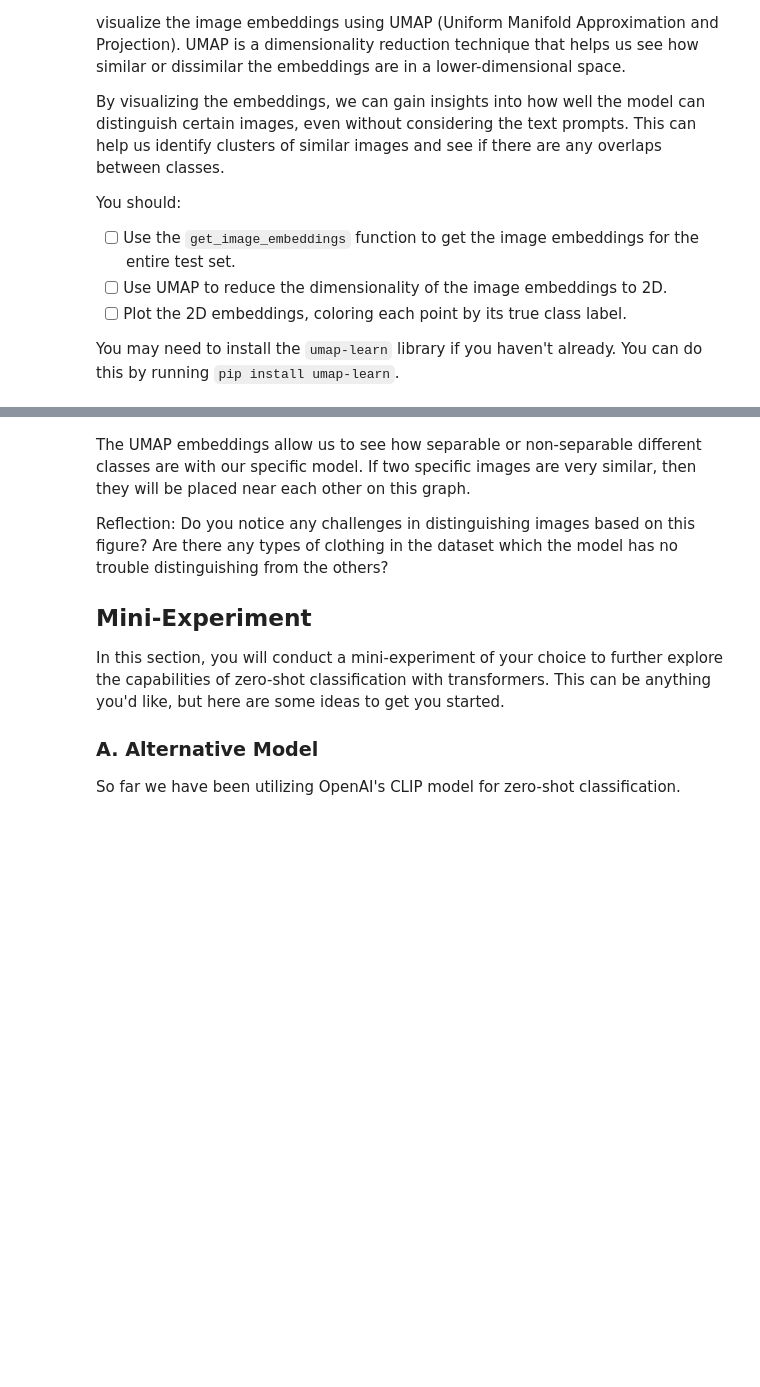
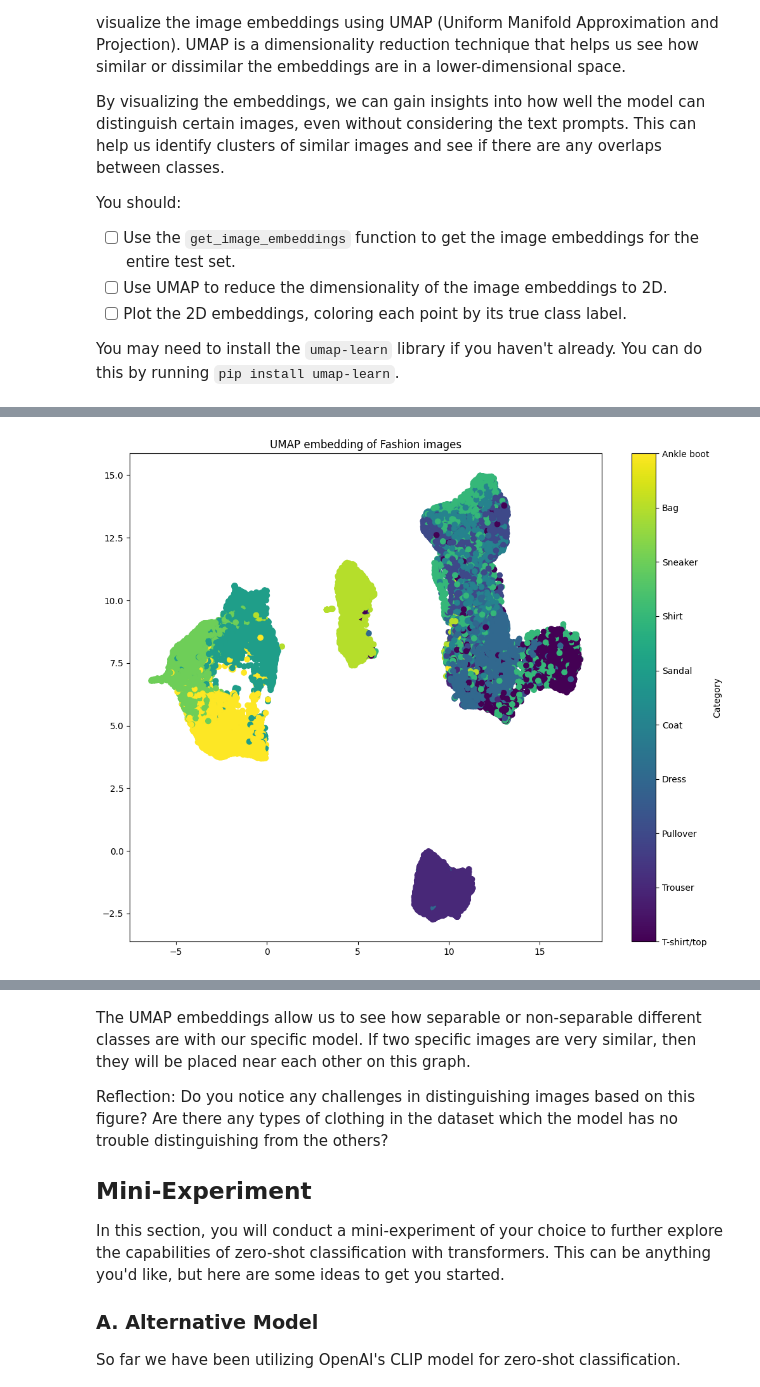
Before and after one commit to warscovich/deep_learning, a Jupyter notebook: 02_activities/assignments/assignment_2.ipynb, the cells around one changed output, grey strips where cells are left out. Drawn from its saved outputs; the diff is of its cells as text; code cells hidden in the pictures; blank space fills up the shorter version.

Commit message:
Added UMAP

```diff
--- a/02_activities/assignments/assignment_2.ipynb
+++ b/02_activities/assignments/assignment_2.ipynb
@@ -348,20 +399,35 @@ You may need to install the `umap-learn` library if you haven't already. You can
 # %%
 from umap import UMAP
 
 # ------------------------------------------------------------
 # 1. Collect image embeddings
 # ------------------------------------------------------------
 all_img_emb = []
 all_labels  = []
 
 for pixel_values, labels in test_loader:
-
+  all_img_emb.append(get_image_embeddings(pixel_values))
+  all_labels.append(labels)
 
 # ------------------------------------------------------------
 # 2. Fit UMAP
 # ------------------------------------------------------------
-
-
+u = UMAP()
+embeddings = u.fit_transform(torch.cat(all_img_emb).cpu().numpy())
+embeddings_labels = torch.cat(all_labels).cpu().numpy()
 # ------------------------------------------------------------
 # 3. Plot coloured by ground-truth label
 # ------------------------------------------------------------
+label_names = {i: name for i, name in enumerate(CLASS_NAMES)}
+plt.figure(figsize=(12,10))
+scatter = plt.scatter(
+    embeddings[:,0],
+    embeddings[:,1],
+    c = embeddings_labels
+)
+bar = plt.colorbar(scatter, label='Category',ticks=list(label_names.keys()))
+bar.ax.set_yticklabels(list(label_names.values()))
+
+plt.title('UMAP embedding of Fashion images');
+# %% [output]
+[figure, added]
```
Also changed, not shown: parts of 9 cells of this notebook.
